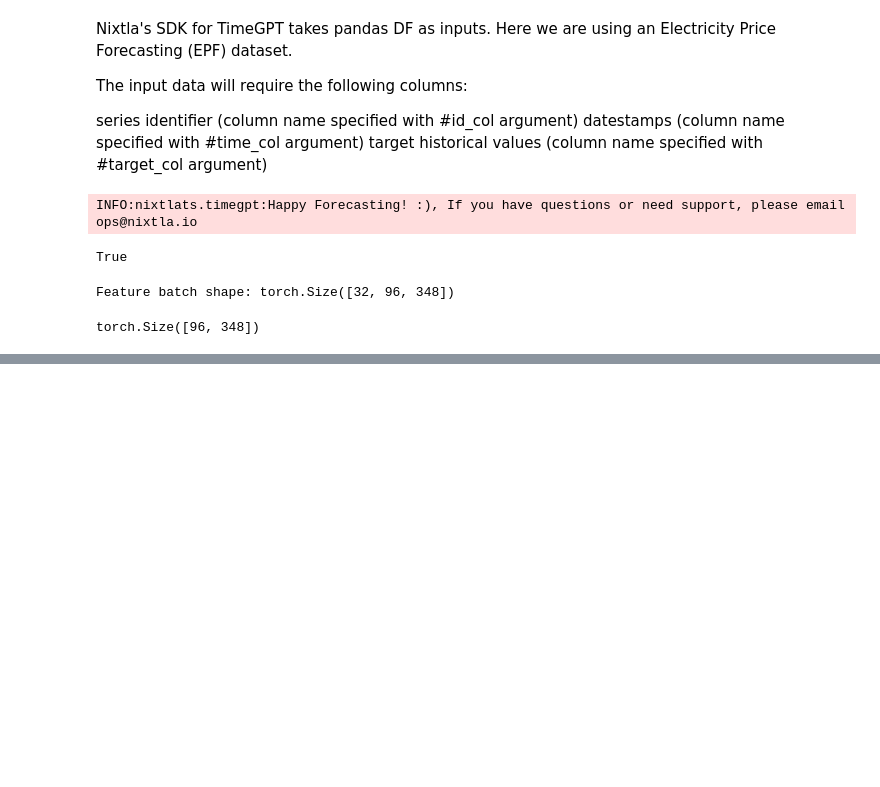
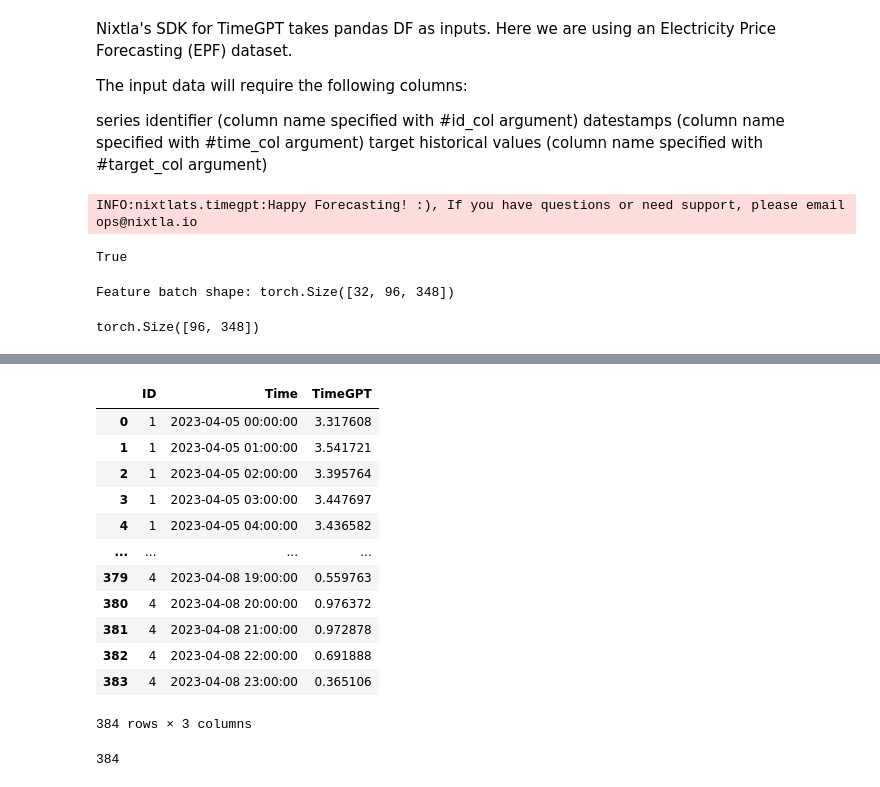
Before and after one commit to ben10ben/thesis, a Jupyter notebook: src/TimeGPT.ipynb, the cells around one changed output, grey strips where cells are left out. Drawn from its saved outputs; the diff is of its cells as text; code cells hidden in the pictures; blank space fills up the shorter version.

Commit message:
timegpt MVP

```diff
--- a/src/TimeGPT.ipynb
+++ b/src/TimeGPT.ipynb
@@ -96,5 +164,4 @@ See the caveats in the documentation: https://pandas.pydata.org/pandas-docs/stab
 # %%
-timegpt_fcst_df = timegpt.forecast(df=small_df, h=96, freq="H", finetune_steps=10, id_col='ID', time_col='Time', target_col='Target')
 
 
 #fcst_df = timegpt.forecast(df=df, h=36, model='timegpt-1-long-horizon', time_col='timestamp', target_col='value')
@@ -106,0 +173,22 @@ helpers.mean_squared_error(output, target)
+# %%
+timegpt_fcst_df
+# %% [output]
+|  | ID | Time | TimeGPT |
+| 0 | 1 | 2023-04-05 00:00:00 | 3.317608 |
+| 1 | 1 | 2023-04-05 01:00:00 | 3.541721 |
+| 2 | 1 | 2023-04-05 02:00:00 | 3.395764 |
+| 3 | 1 | 2023-04-05 03:00:00 | 3.447697 |
+| 4 | 1 | 2023-04-05 04:00:00 | 3.436582 |
+| ... | ... | ... | ... |
+| 379 | 4 | 2023-04-08 19:00:00 | 0.559763 |
+| 380 | 4 | 2023-04-08 20:00:00 | 0.976372 |
+| 381 | 4 | 2023-04-08 21:00:00 | 0.972878 |
+| 382 | 4 | 2023-04-08 22:00:00 | 0.691888 |
+| 383 | 4 | 2023-04-08 23:00:00 | 0.365106 |
+384 rows × 3 columns
+# %%
+preds = timegpt_fcst_df["TimeGPT"]
+outputs = preds.tolist()
+len(outputs)
+# %% [output]
+384
```
Also changed, not shown: parts of 13 cells of this notebook, 2 other files.
